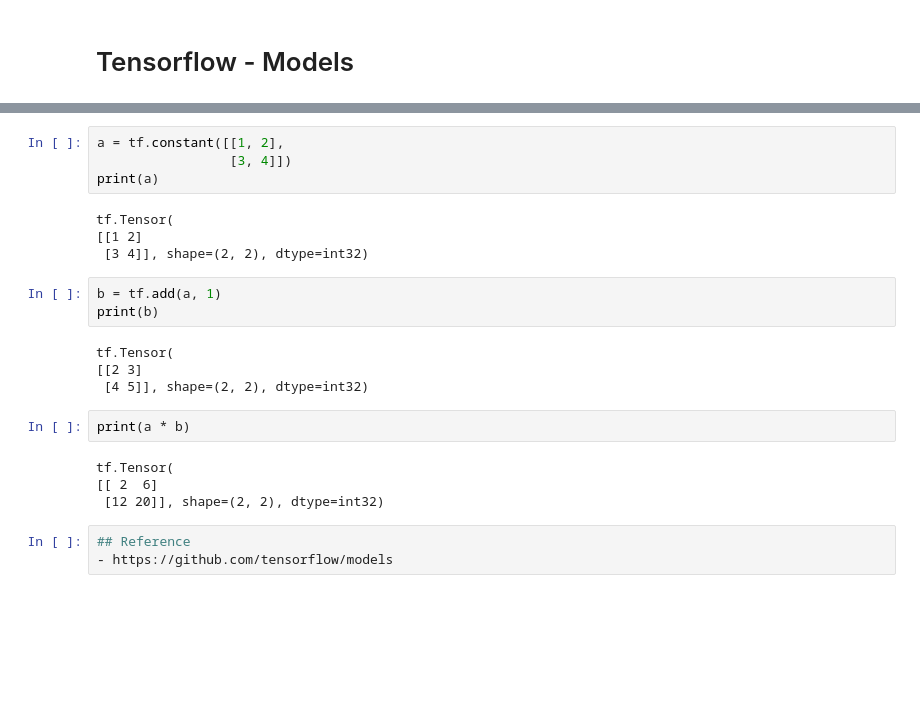
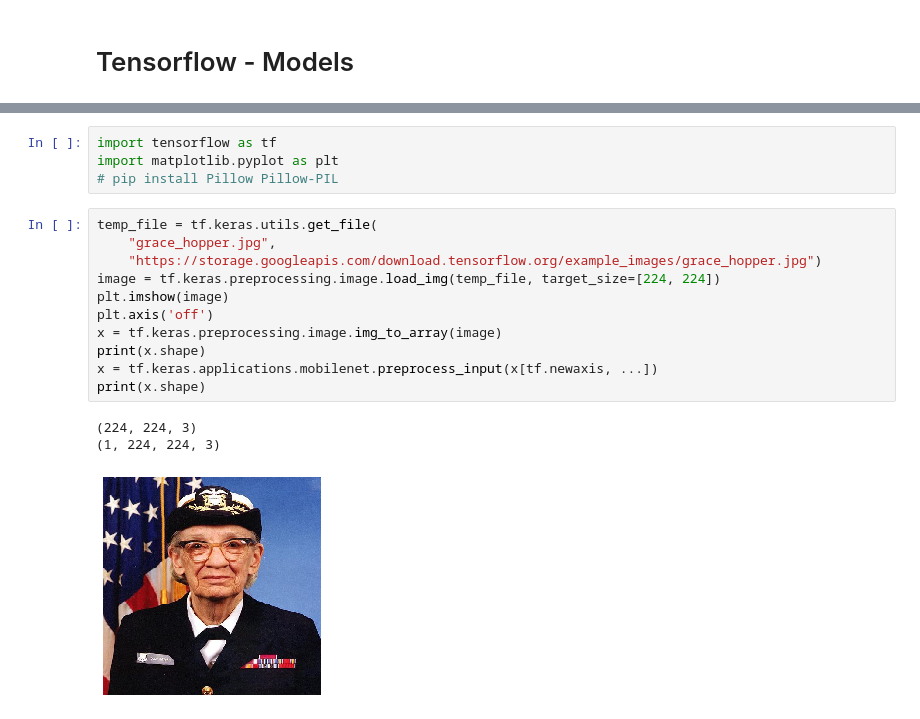
Before and after one commit to doosik71/lecture_python, a Jupyter notebook: 40_tensorflow/44_Models.ipynb, the cells around one changed output, grey strips where cells are left out. Saved outputs shown, nothing was run; the diff lists cells and outputs as text; blank space fills up the shorter version.

Commit message:
Update Models.

```diff
--- a/40_tensorflow/44_Models.ipynb
+++ b/40_tensorflow/44_Models.ipynb
@@ -17,24 +3,19 @@ hello, [[4.]]
-# %%
-a = tf.constant([[1, 2],
-                 [3, 4]])
-print(a)
-# %% [output]
-tf.Tensor(
-[[1 2]
- [3 4]], shape=(2, 2), dtype=int32)
-# %%
-b = tf.add(a, 1)
-print(b)
-# %% [output]
-tf.Tensor(
-[[2 3]
- [4 5]], shape=(2, 2), dtype=int32)
-# %%
-print(a * b)
-# %% [output]
-tf.Tensor(
-[[ 2  6]
- [12 20]], shape=(2, 2), dtype=int32)
-# %%
-## Reference
-- https://github.com/tensorflow/models
+# %%
+import tensorflow as tf
+import matplotlib.pyplot as plt
+# pip install Pillow Pillow-PIL
+# %%
+temp_file = tf.keras.utils.get_file(
+    "grace_hopper.jpg",
+    "https://storage.googleapis.com/download.tensorflow.org/example_images/grace_hopper.jpg")
+image = tf.keras.preprocessing.image.load_img(temp_file, target_size=[224, 224])
+plt.imshow(image)
+plt.axis('off')
+x = tf.keras.preprocessing.image.img_to_array(image)
+print(x.shape)
+x = tf.keras.applications.mobilenet.preprocess_input(x[tf.newaxis, ...])
+print(x.shape)
+# %% [output]
+(224, 224, 3)
+(1, 224, 224, 3)
+[figure, added]
```
Also changed, not shown: parts of 4 cells of this notebook, 4 other files.
